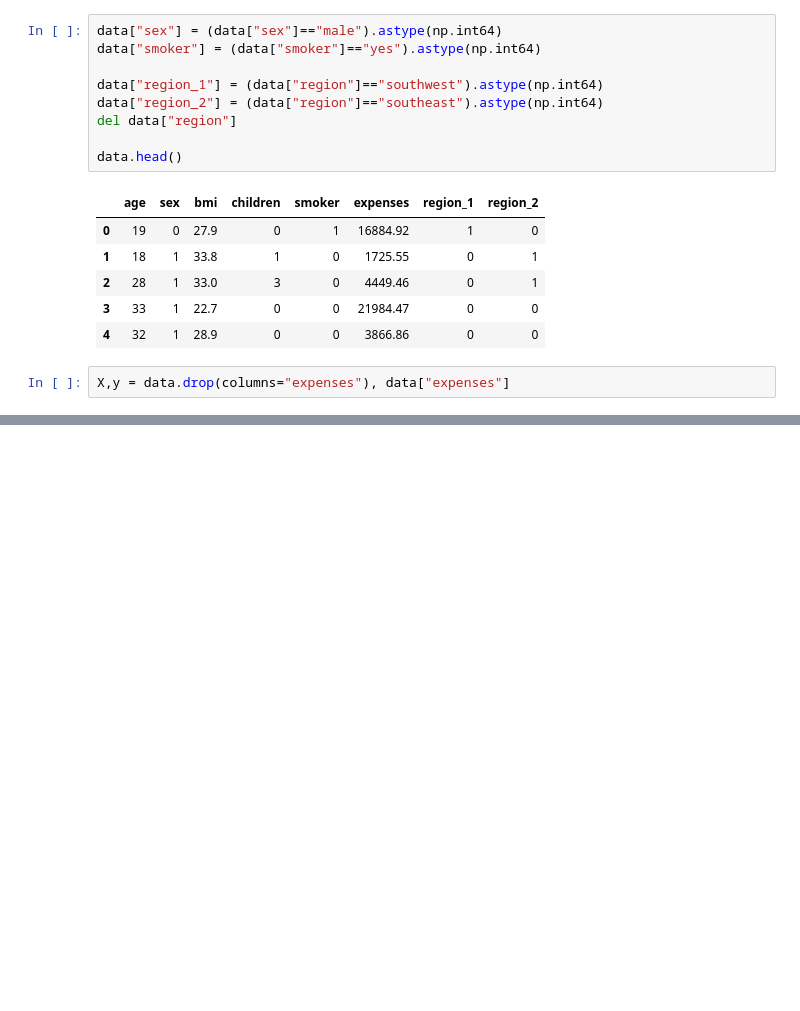
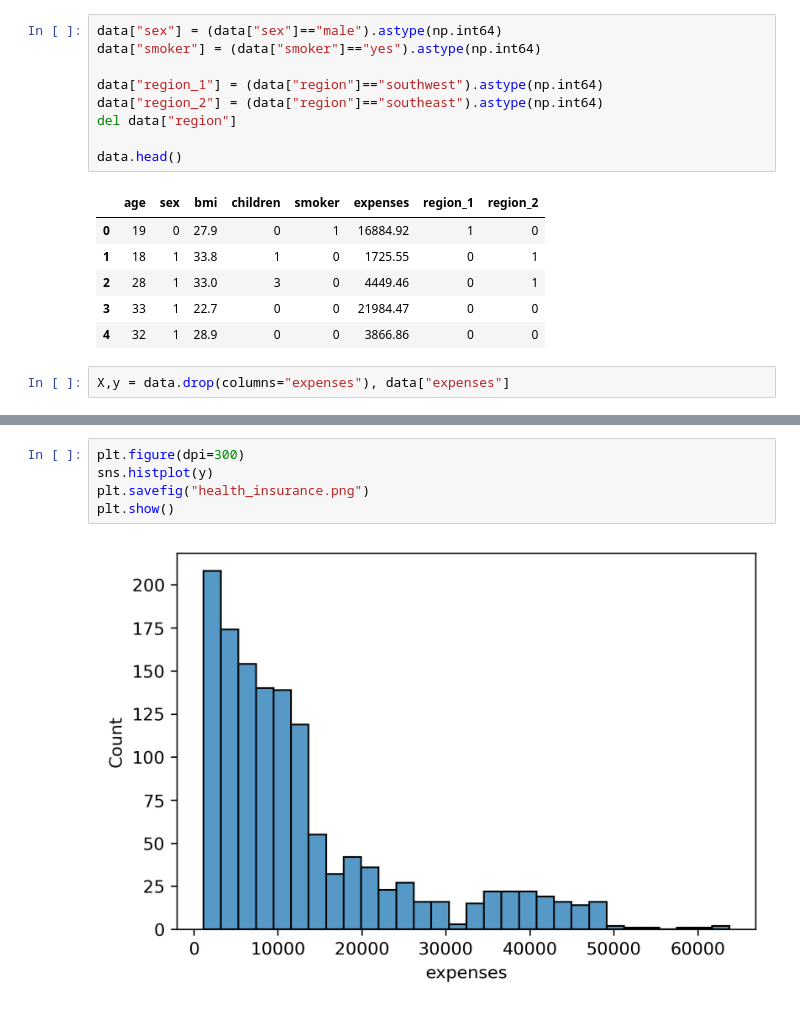
Before and after one commit to deddyjobson/regressGAN, a Jupyter notebook: sample_distribution_residuals.ipynb, the cells around one changed output, grey strips where cells are left out. Saved outputs shown, nothing was run; the diff lists cells and outputs as text; blank space fills up the shorter version.

```diff
--- a/sample_distribution_residuals.ipynb
+++ b/sample_distribution_residuals.ipynb
@@ -55,0 +57,7 @@ sns.histplot(y-LinearRegression().fit(X,y).predict(X))
+# %%
+plt.figure(dpi=300)
+sns.histplot(y)
+plt.savefig("health_insurance.png")
+plt.show()
+# %% [output]
+[figure, added]
```
Also changed, not shown: parts of 7 cells of this notebook, 2 other files.
